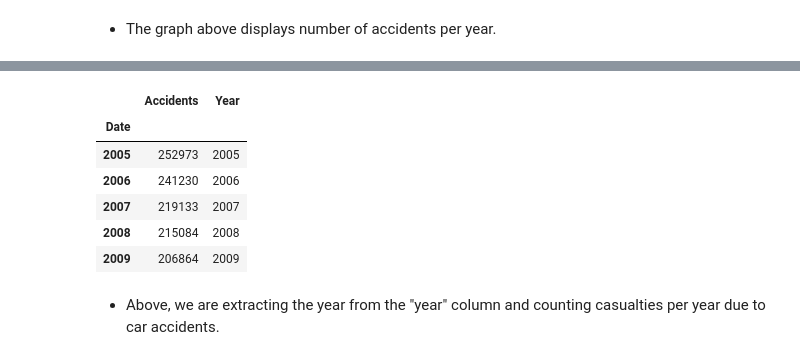
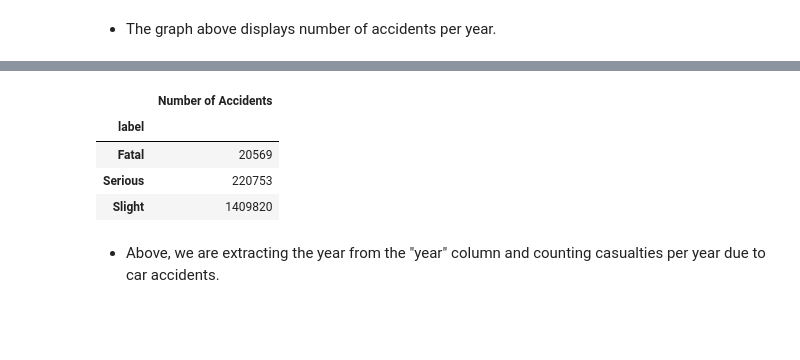
Before and after one commit to baybailz/Project-One-UNCC-Bootcamp, a Jupyter notebook: bailey_cleaning.ipynb, the cells around one changed output, grey strips where cells are left out. Cells and saved outputs as stored; diff of their text form; code cells hidden in the pictures; blank space fills up the shorter version.

```diff
--- a/bailey_cleaning.ipynb
+++ b/bailey_cleaning.ipynb
@@ -317,17 +365,21 @@ plt.show
+# %%
+## accident_severity_merged = pd.merge(organized_accidents, context_accident_severity, how="left", left_on="Accident_Severity", right_on="code")
+grouped_accident_serverity = accident_severity_merged.groupby("label")
+severity_counts = pd.DataFrame(grouped_accident_serverity["Accident_Index"].count())
+renamed_severity_counts = severity_counts.rename(columns={"Accident_Index":"Number of Accidents"})
+renamed_severity_counts
+# %% [output]
+|  | Number of Accidents |
+| label |  |
+| Fatal | 20569 |
+| Serious | 220753 |
+| Slight | 1409820 |
 # %%
-casualties_per_yr = clean_accident_df.loc[:,'Number_of_Casualties'].groupby(clean_accident_df['Date'].map(lambda x: x[6:10])).sum()
-casualties_per_yr = casualties_per_yr.to_frame()
-casualties_per_yr['Year'] = casualties_per_yr.index
-casualties_per_yr.columns = ['Accidents','Year']
-casualties_per_yr.head()
+#casualties_per_yr = clean_accident_df.loc[:,'label'].groupby(clean_accident_df['Date'].map(lambda x: x[6:10])).count()
+#casualties_per_yr = casualties_per_yr.to_frame()
+#casualties_per_yr['Year'] = casualties_per_yr.index
+#casualties_per_yr.columns = ['Accidents','Year']
+#casualties_per_yr.head()
-# %% [output]
-|  | Accidents | Year |
-| Date |  |  |
-| 2005 | 252973 | 2005 |
-| 2006 | 241230 | 2006 |
-| 2007 | 219133 | 2007 |
-| 2008 | 215084 | 2008 |
-| 2009 | 206864 | 2009 |
 # %% [markdown]
 * Above, we are extracting the year from the "year" column and counting casualties per year due to car accidents.
 # %%
```
Also changed, not shown: parts of 12 cells of this notebook, 8 other files.
